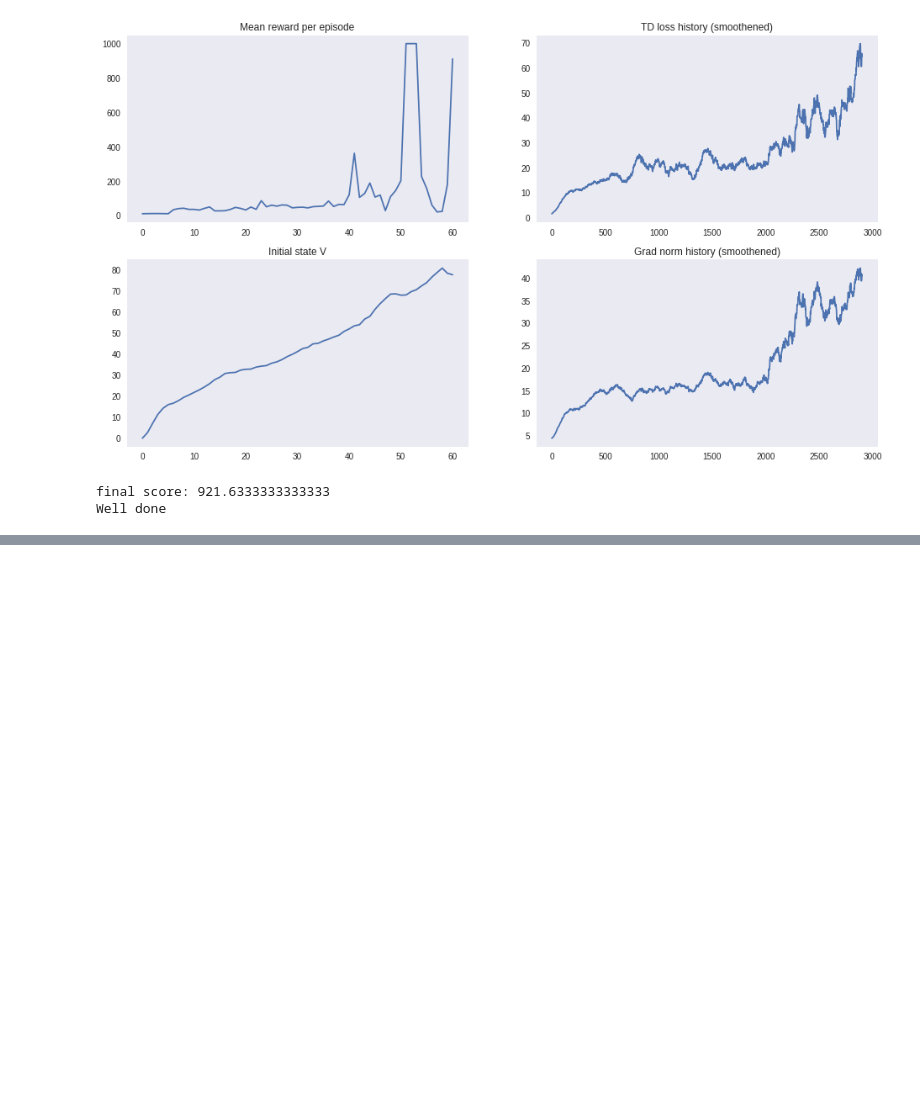
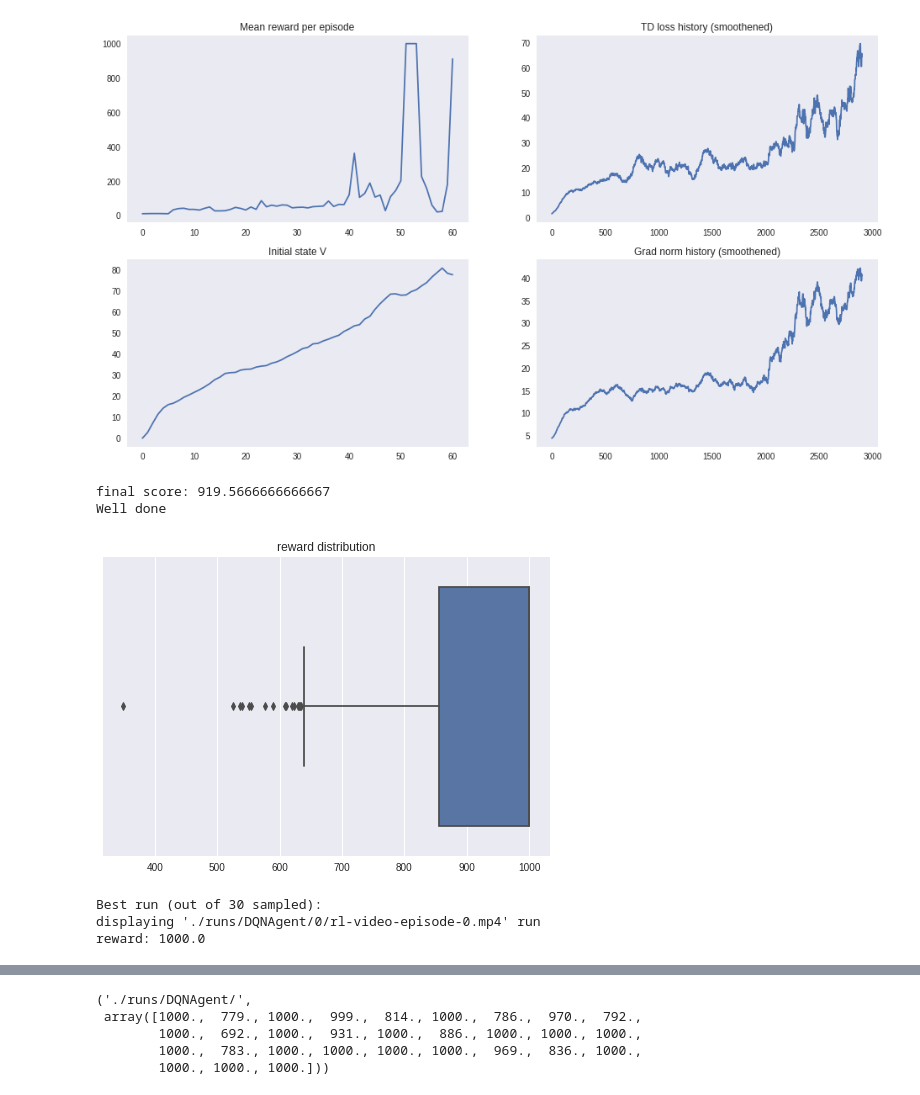
Before and after one commit to furiousteabag/ml-mipt-advanced, a Jupyter notebook: homeworks/lab2_rl/lab2_dqn_debug.ipynb, the cells around one changed output, grey strips where cells are left out. Cells and saved outputs as stored; diff of their text form; code cells hidden in the pictures; blank space fills up the shorter version.

```diff
--- a/homeworks/lab2_rl/lab2_dqn_debug.ipynb
+++ b/homeworks/lab2_rl/lab2_dqn_debug.ipynb
@@ -620,6 +699,12 @@ class DQNAgent(nn.Module):
         should_explore = np.random.choice(
             [0, 1], batch_size, p=[1-epsilon, epsilon])
         return np.where(should_explore, random_actions, best_actions)
+
+    def get_action(self, state):
+
+        qvalues = self.get_qvalues([state])
+        action = qvalues.argmax(axis=-1)[0]
+        return action
 # %%
 agent = DQNAgent(state_shape, n_actions, epsilon=0.5).to(device)
 # %% [markdown]
@@ -988,5 +1073,12 @@ print('final score:', final_score)
 assert final_score > 300, 'not good enough for DQN'
 print('Well done')
 # %% [output]
-final score: 921.6333333333333
+final score: 919.5666666666667
 Well done
+# %%
+analyze_policy(env, agent, max_steps=1000)
+# %% [output]
+[figure, added]
+Best run (out of 30 sampled):
+displaying './runs/DQNAgent/0/rl-video-episode-0.mp4' run
+reward: 1000.0
@@ -992,0 +1086,5 @@ Well done
+('./runs/DQNAgent/',
+ array([1000.,  779., 1000.,  999.,  814., 1000.,  786.,  970.,  792.,
+        1000.,  692., 1000.,  931., 1000.,  886., 1000., 1000., 1000.,
+        1000.,  783., 1000., 1000., 1000., 1000.,  969.,  836., 1000.,
+        1000., 1000., 1000.]))
```
Also changed, not shown: parts of 18 cells of this notebook.
